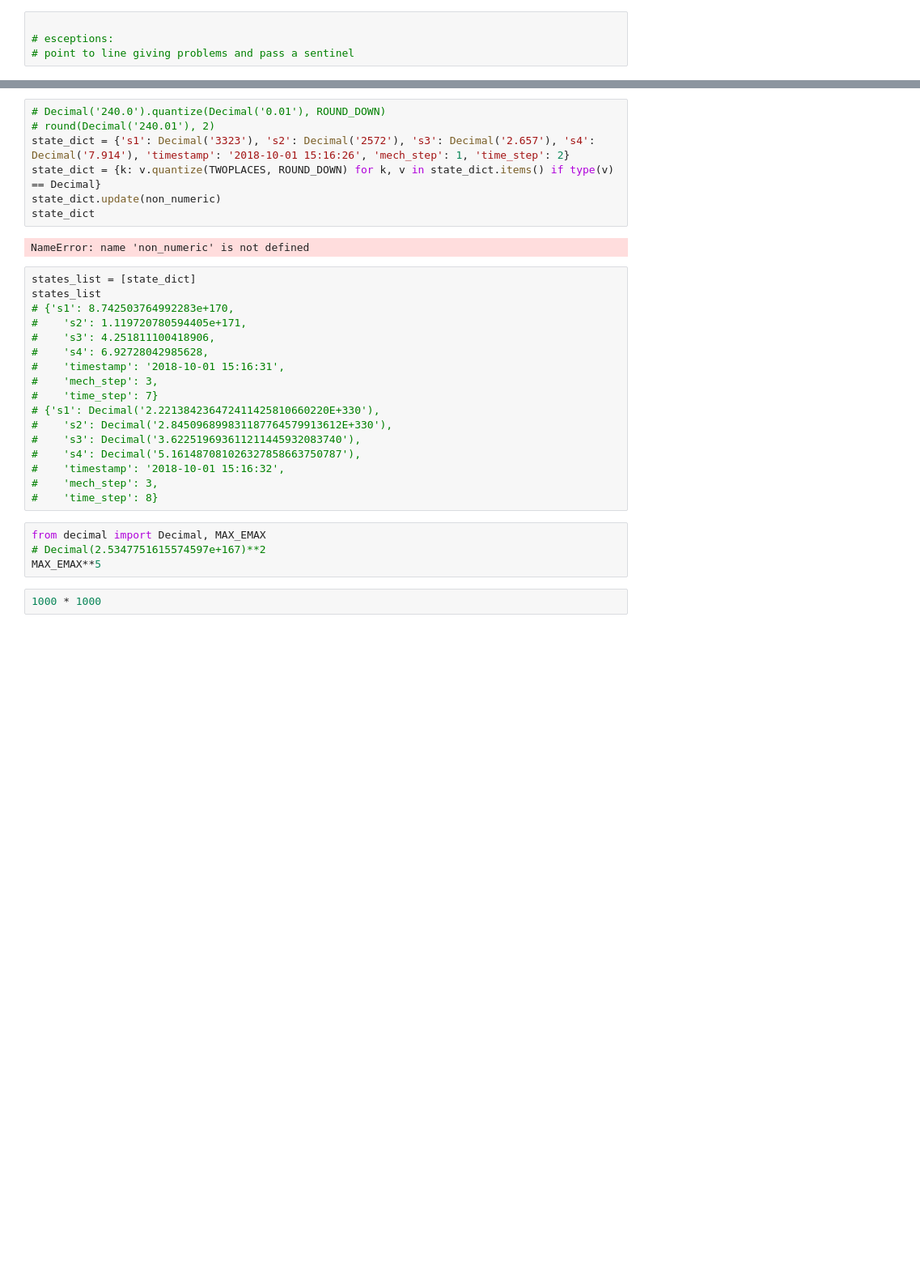
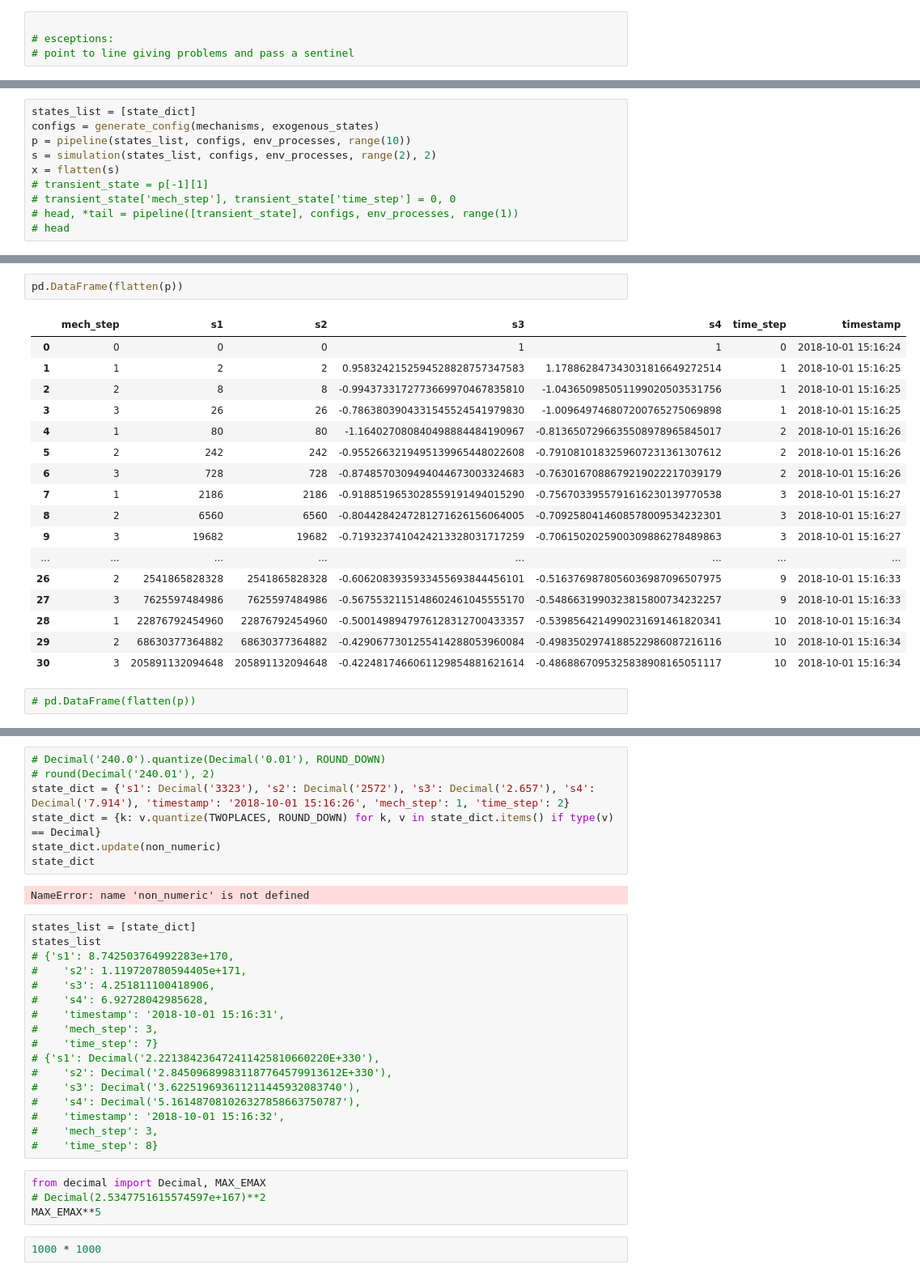
Before and after one commit to cadCAD-org/cadCAD, a Jupyter notebook: CAD_Engine.ipynb, the cells around one changed output, grey strips where cells are left out. Shown at 81% size. Drawn from its saved outputs; the diff is of its cells as text; blank space fills up the shorter version.

Commit message:
CTTF-61: Relocate Application of Environment Processes

```diff
--- a/CAD_Engine.ipynb
+++ b/CAD_Engine.ipynb
@@ -273,0 +274,10 @@ states_list[-1]
+# %%
+states_list = [state_dict]
+configs = generate_config(mechanisms, exogenous_states)
+p = pipeline(states_list, configs, env_processes, range(10))
+s = simulation(states_list, configs, env_processes, range(2), 2)
+x = flatten(s)
+# transient_state = p[-1][1]
+# transient_state['mech_step'], transient_state['time_step'] = 0, 0
+# head, *tail = pipeline([transient_state], configs, env_processes, range(1))
+# head
@@ -274 +302,23 @@ states_list[-1]
+# %%
+pd.DataFrame(flatten(p))
+# %% [output]
+|  | mech_step | s1 | s2 | s3 | s4 | time_step | timestamp |
+| 0 | 0 | 0 | 0 | 1 | 1 | 0 | 2018-10-01 15:16:24 |
+| 1 | 1 | 2 | 2 | 0.9583242152594528828757347583 | 1.178862847343031816649272514 | 1 | 2018-10-01 15:16:25 |
+| 2 | 2 | 8 | 8 | -0.9943733172773669970467835810 | -1.043650985051199020503531756 | 1 | 2018-10-01 15:16:25 |
+| 3 | 3 | 26 | 26 | -0.7863803904331545524541979830 | -1.009649746807200765275069898 | 1 | 2018-10-01 15:16:25 |
+| 4 | 1 | 80 | 80 | -1.164027080840498884484190967 | -0.8136507296635508978965845017 | 2 | 2018-10-01 15:16:26 |
+| 5 | 2 | 242 | 242 | -0.9552663219495139965448022608 | -0.7910810183259607231361307612 | 2 | 2018-10-01 15:16:26 |
+| 6 | 3 | 728 | 728 | -0.8748570309494044673003324683 | -0.7630167088679219022217039179 | 2 | 2018-10-01 15:16:26 |
+| 7 | 1 | 2186 | 2186 | -0.9188519653028559191494015290 | -0.7567033955791616230139770538 | 3 | 2018-10-01 15:16:27 |
+| 8 | 2 | 6560 | 6560 | -0.8044284247281271626156064005 | -0.7092580414608578009534232301 | 3 | 2018-10-01 15:16:27 |
+| 9 | 3 | 19682 | 19682 | -0.7193237410424213328031717259 | -0.7061502025900309886278489863 | 3 | 2018-10-01 15:16:27 |
+| ... | ... | ... | ... | ... | ... | ... | ... |
+| 26 | 2 | 2541865828328 | 2541865828328 | -0.6062083935933455693844456101 | -0.5163769878056036987096507975 | 9 | 2018-10-01 15:16:33 |
+| 27 | 3 | 7625597484986 | 7625597484986 | -0.5675532115148602461045555170 | -0.5486631990323815800734232257 | 9 | 2018-10-01 15:16:33 |
+| 28 | 1 | 22876792454960 | 22876792454960 | -0.5001498947976128312700433357 | -0.5398564214990231691461820341 | 10 | 2018-10-01 15:16:34 |
+| 29 | 2 | 68630377364882 | 68630377364882 | -0.4290677301255414288053960084 | -0.4983502974188522986087216116 | 10 | 2018-10-01 15:16:34 |
+| 30 | 3 | 205891132094648 | 205891132094648 | -0.4224817466061129854881621614 | -0.4868867095325838908165051117 | 10 | 2018-10-01 15:16:34 |
+# %%
+# pd.DataFrame(flatten(p))
 # %%
```
Also changed, not shown: parts of 12 cells of this notebook.
